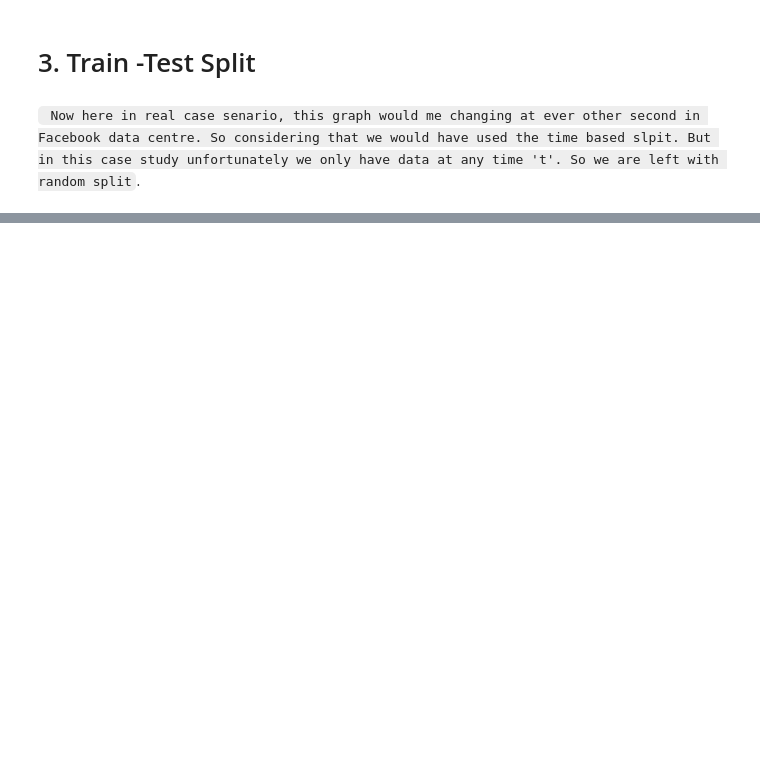
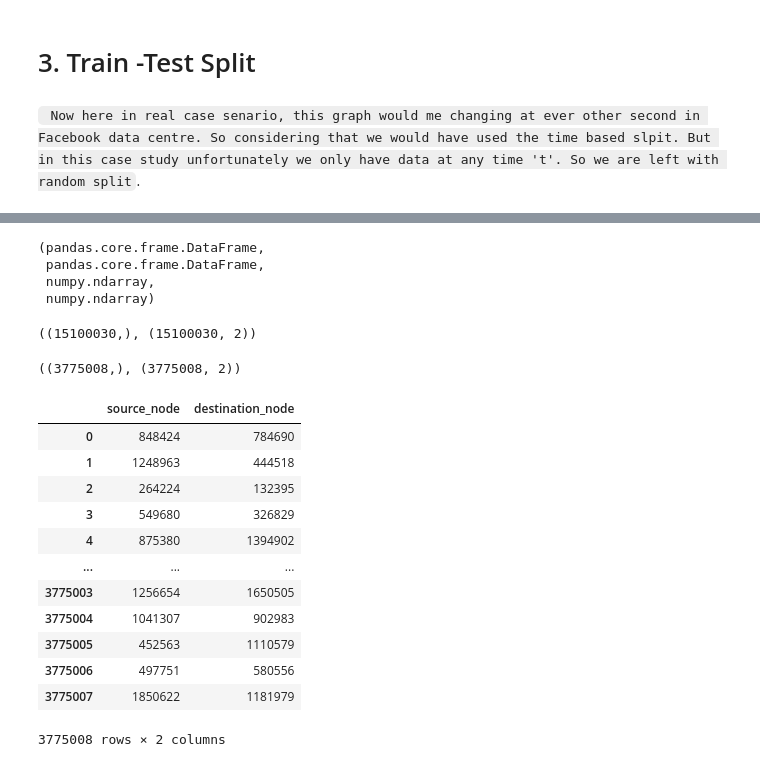
Before and after one commit to Sahil-Chavan/ML_Playground, a Jupyter notebook: CaseStudies/3-Facebook/Facebook_EDA.ipynb, the cells around one changed output, grey strips where cells are left out. Saved outputs shown, nothing was run; the diff lists cells and outputs as text; code cells hidden in the pictures; blank space fills up the shorter version.

```diff
--- a/CaseStudies/3-Facebook/Facebook_EDA.ipynb
+++ b/CaseStudies/3-Facebook/Facebook_EDA.ipynb
@@ -511,0 +541,3 @@ missing_edges = set([])
+# %%
+X_train_1, X_test_1, Y_train_1, Y_test_1  = train_test_split(df,np.ones(len(df)),test_size=0.2, random_state=9)
+X_train_0, X_test_0, Y_train_0, Y_test_0  = train_test_split(df_0,np.zeros(len(df_0)),test_size=0.2, random_state=9)
@@ -511,0 +586,19 @@ missing_edges = set([])
+# %%
+type(X_train_1),type(X_train_0),type(Y_train_1),type(Y_train_0) # same would be for test
+# %% [output]
+(pandas.core.frame.DataFrame,
+ pandas.core.frame.DataFrame,
+ numpy.ndarray,
+ numpy.ndarray)
+# %%
+X_train = pd.concat([X_train_1,X_train_0],ignore_index=True)
+Y_train = np.concatenate([Y_train_1,Y_train_0])
+Y_train.shape,X_train.shape
+# %% [output]
+((15100030,), (15100030, 2))
+# %%
+X_test = pd.concat([X_test_1,X_test_0],ignore_index=True)
+Y_test = np.concatenate([Y_test_1,Y_test_0])
+Y_test.shape,X_test.shape
+# %% [output]
+((3775008,), (3775008, 2))
@@ -511,0 +610,16 @@ missing_edges = set([])
+# %%
+X_test
+# %% [output]
+|  | source_node | destination_node |
+| 0 | 848424 | 784690 |
+| 1 | 1248963 | 444518 |
+| 2 | 264224 | 132395 |
+| 3 | 549680 | 326829 |
+| 4 | 875380 | 1394902 |
+| ... | ... | ... |
+| 3775003 | 1256654 | 1650505 |
+| 3775004 | 1041307 | 902983 |
+| 3775005 | 452563 | 1110579 |
+| 3775006 | 497751 | 580556 |
+| 3775007 | 1850622 | 1181979 |
+3775008 rows × 2 columns
```
Also changed, not shown: parts of 18 cells of this notebook.
